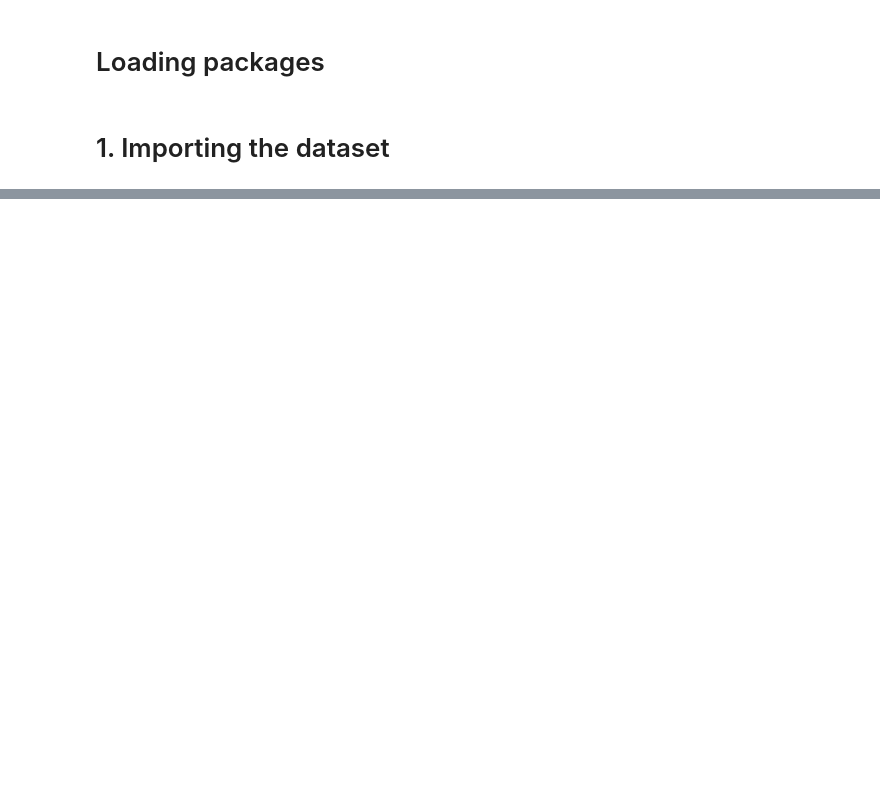
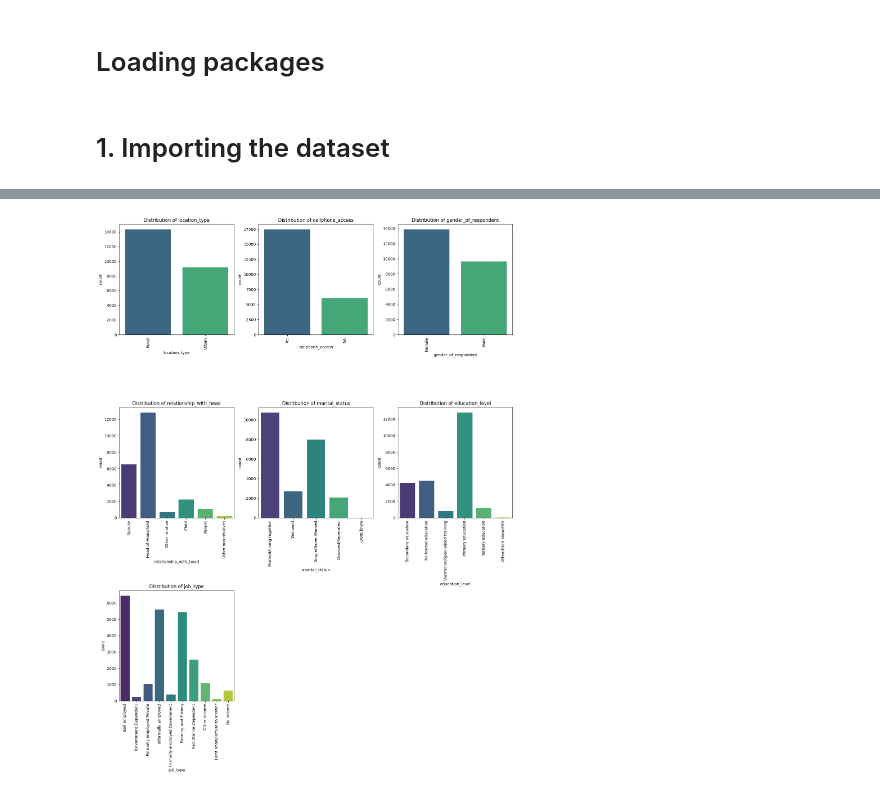
Before and after one commit to alex-volosha/financial-inclusion-prediction, a Jupyter notebook: main.ipynb, the cells around one changed output, grey strips where cells are left out. Drawn from its saved outputs; the diff is of its cells as text; code cells hidden in the pictures; blank space fills up the shorter version.

```diff
--- a/main.ipynb
+++ b/main.ipynb
@@ -32,0 +309,19 @@ df.head()
+# %%
+# Selecting categorical variables
+categorical_vars = ['location_type', 'cellphone_access', 'gender_of_respondent', 'relationship_with_head', 'marital_status', 'education_level', 'job_type']
+
+# Configuring the size of the plot
+plt.figure(figsize=(15, 20))
+
+# Loop over categorical variables to create subplots
+for i, var in enumerate(categorical_vars, 1):
+    plt.subplot(3, 3, i)
+    sns.countplot(x=var, data=df, palette='viridis')
+    plt.title(f'Distribution of {var}')
+    plt.xticks(rotation=90)
+
+# Adjusting the layout
+plt.tight_layout()
+plt.show()
+# %% [output]
+[figure, added]
```
Also changed, not shown: parts of 85 cells of this notebook, 2 other files.
